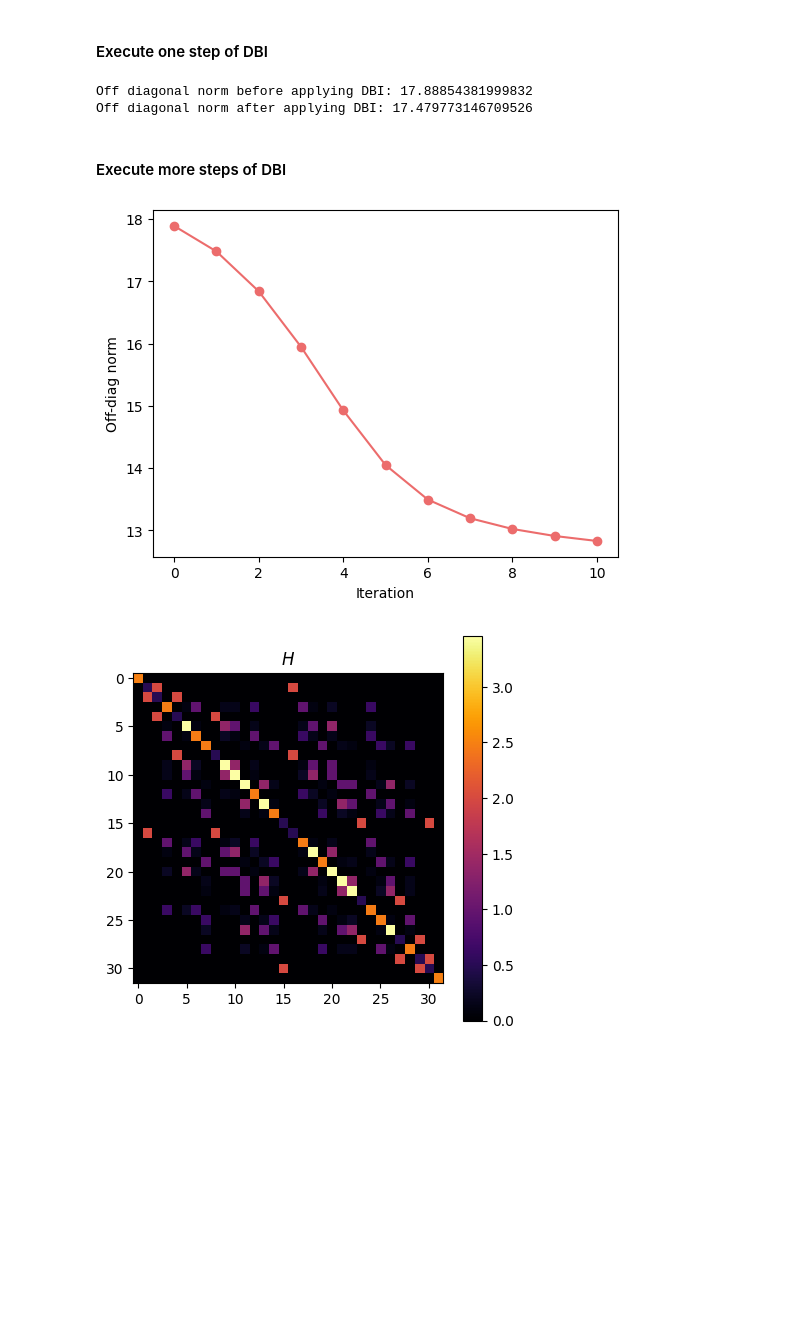
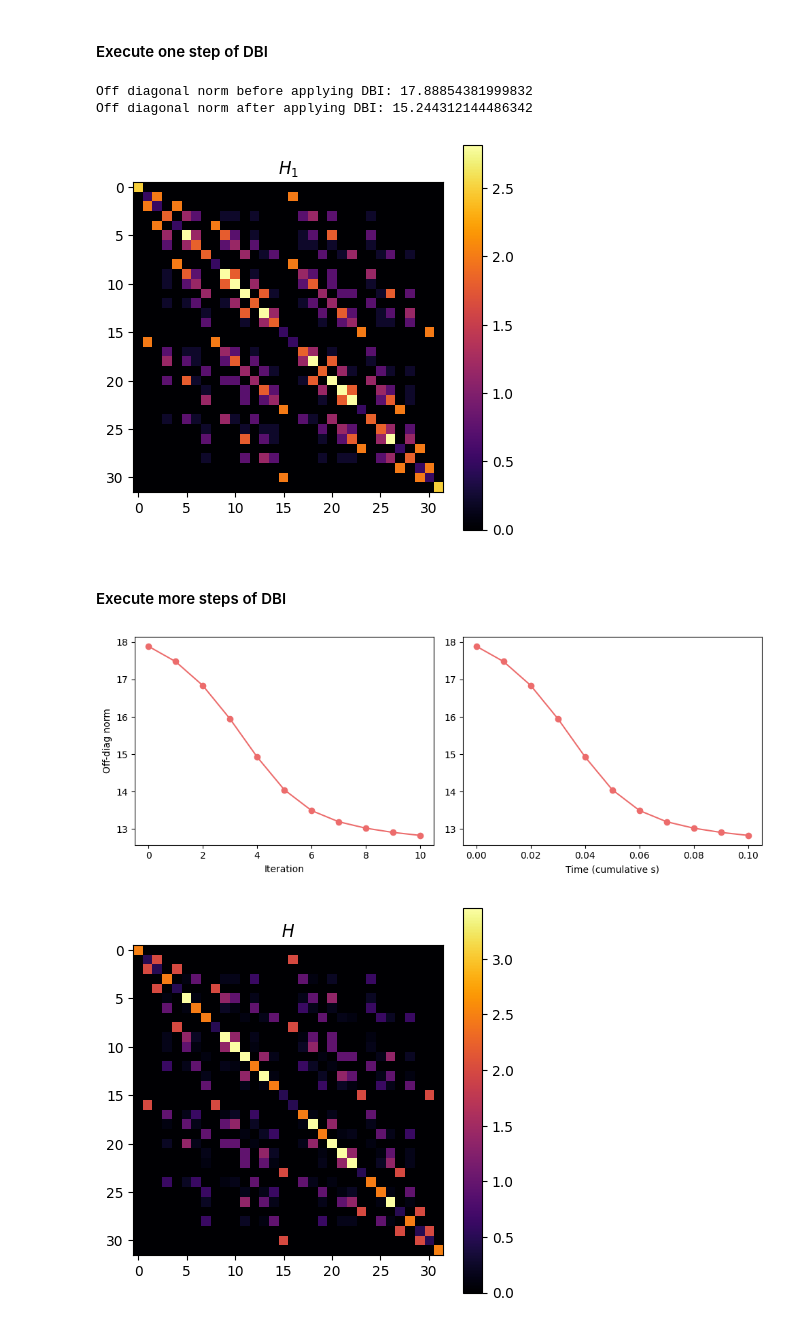
Before and after one commit to MatteoRobbiati/notebooks, a Jupyter notebook: DBQA/dbqa4diagonalization.ipynb, the cells around one changed output. Saved outputs shown, nothing was run; the diff lists cells and outputs as text; code cells hidden in the pictures; blank space fills up the shorter version.

Commit message:
extend text and add loss plot wrt cumulative s

```diff
--- a/DBQA/dbqa4diagonalization.ipynb
+++ b/DBQA/dbqa4diagonalization.ipynb
@@ -60,18 +57,37 @@ def visualize_matrix(matrix, title=""):
         im = ax.imshow(np.absolute(matrix.get()), cmap="inferno")
     fig.colorbar(im, ax=ax)
 
-def plot_loss(losses, labels=[""], title=""):
-    """Plot loss functions returned by many DBI iterations."""
-    # generate n colors
+def plot_loss(losses, steps, labels=[""], title=""):
+    """
+    Plot loss functions returned by many DBI iterations with two subplots:
+    - Left: Iteration vs Loss (original plot)
+    - Right: Cumulative steps vs Loss
+    """
+    # Generate n colors
     colors = ["#ec6c6c", "#dc9d35", "#68da85", "#687fda", "#a768da"]
 
-    plt.figure(figsize=(6, 6 * 6 / 8))
+    fig, axs = plt.subplots(1, 2, figsize=(10, 4))
+
+    # Left subplot: Original plot
     for i, loss in enumerate(losses):
-        plt.plot(loss, color=colors[i], marker="o", label=labels[i])
-    plt.xlabel("Iteration")
-    plt.ylabel("Off-diag norm")
+        axs[0].plot(loss, color=colors[i % len(colors)], marker="o", label=labels[i])
+    axs[0].set_xlabel("Iteration")
+    axs[0].set_ylabel("Off-diag norm")
+    if len(labels) > 1:
+        axs[0].legend()
 
+    # Right subplot: Cumulative steps vs Loss
+    for i, loss in enumerate(losses):
+        # Compute cumulative steps
+        cumulative_steps = np.cumsum(steps[i])
+        axs[1].plot(cumulative_steps, loss, color=colors[i % len(colors)], marker="o", label=labels[i])
+    axs[1].set_xlabel("Time (cumulative s)")
     if len(labels) > 1:
-        plt.legend()
+        axs[1].legend()
 
+    # Overall title
+    if title:
+        fig.suptitle(title)
+
+    plt.tight_layout(rect=[0, 0, 1, 0.95])  # Adjust layout to fit title
     plt.show()
@@ -104,32 +139,38 @@ generator_type = DoubleBracketGeneratorType.canonical
 dbi = DoubleBracketIteration(hamiltonian=deepcopy(h0), mode=generator_type)
 
 print(f"Off diagonal norm before applying DBI: {dbi.off_diagonal_norm}")
-dbi(step=0.01, mode=generator_type)
+dbi(step=0.05, mode=generator_type)
 print(f"Off diagonal norm after applying DBI: {dbi.off_diagonal_norm}")
 # %% [output]
 Off diagonal norm before applying DBI: 17.88854381999832
-Off diagonal norm after applying DBI: 17.479773146709526
+Off diagonal norm after applying DBI: 15.244312144486342
+# %%
+visualize_matrix(dbi.h.matrix, r"$H_1$")
+# %% [output]
+[figure, added]
 # %% [markdown]
 #### Execute more steps of DBI
 # %%
 def n_db_iterations(dbi, nsteps=30, stepsize=0.01, optimize_step=False, d=None):
     """Repeat `nsteps` times the DBI execution."""
     offdiag_norms = [dbi.off_diagonal_norm]
+    steps = [0.]
     for _ in range(nsteps):
         if optimize_step:
             stepsize = optimize_stepsize(dbi=dbi, grid_size=100, d=d)
+        steps.append(stepsize)
         dbi(step=stepsize, d=d)
         offdiag_norms.append(dbi.off_diagonal_norm)
-    return offdiag_norms
+    return offdiag_norms, steps
 # %%
 # execute DBI ntimes
 dbi = DoubleBracketIteration(hamiltonian=deepcopy(h0), mode=generator_type)
-offdiag_norms = n_db_iterations(dbi=dbi, nsteps=nsteps)
+offdiag_norms, steps_can = n_db_iterations(dbi=dbi, nsteps=nsteps)
 
 # plot the loss function
-plot_loss(losses=[offdiag_norms])
+plot_loss(losses=[offdiag_norms], steps=[steps_can])
 # %% [output]
-[figure, old version]
+[figure, new version]
 # %%
 visualize_matrix(dbi.h.matrix, r"$H$")
 # %% [output]
```
Also changed, not shown: parts of 17 cells of this notebook.
